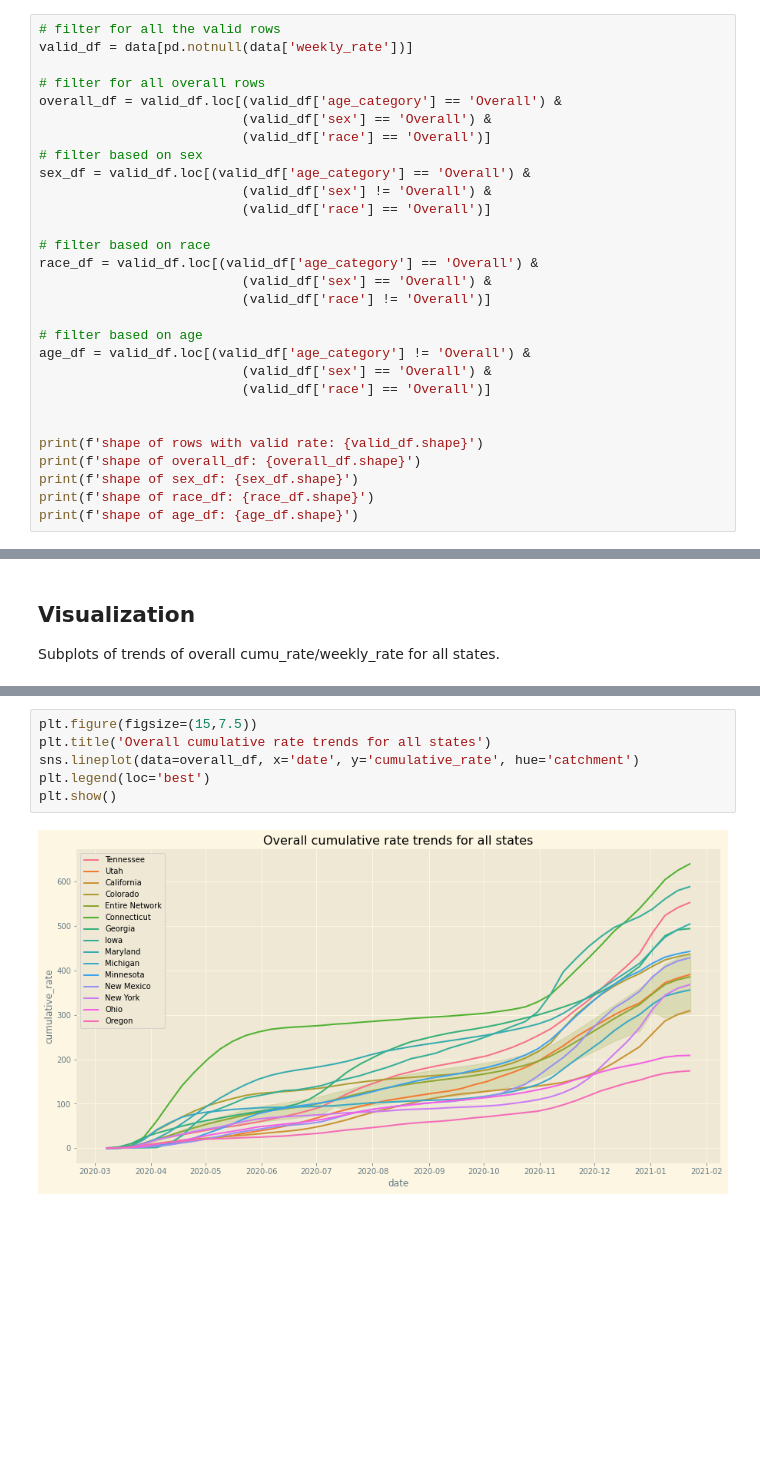
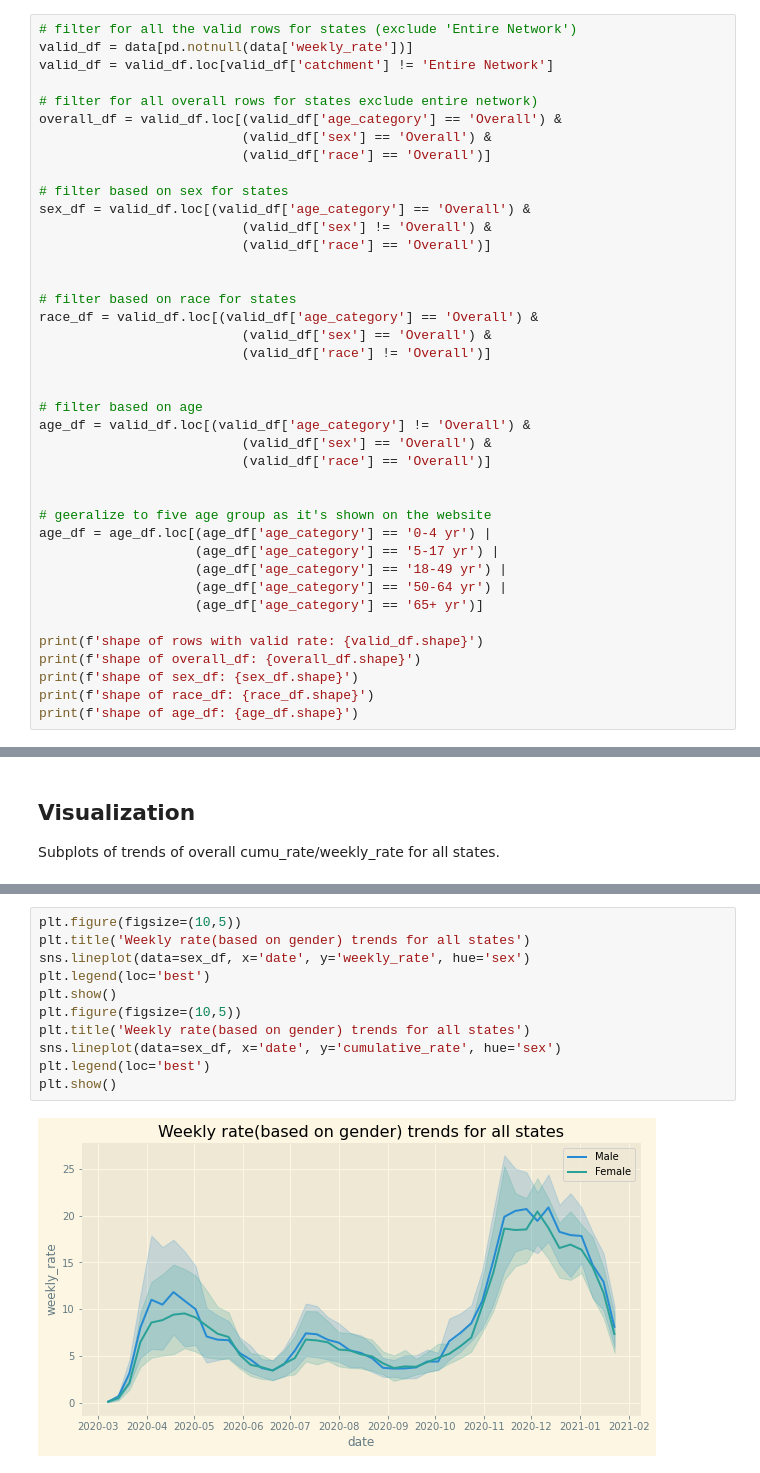
Before and after one commit to yixin0829/covid-data-gig, a Jupyter notebook: yixin_hospitalization_eda.ipynb, the cells around one changed output, grey strips where cells are left out. Cells and saved outputs as stored; diff of their text form; blank space fills up the shorter version.

Commit message:
All basic plots done.

```diff
--- a/yixin_hospitalization_eda.ipynb
+++ b/yixin_hospitalization_eda.ipynb
@@ -113,22 +113,26 @@ hospitalization rate for California** and then all states.
 # %% [markdown]
 ### Separting row classifications
 # %%
-# filter for all the valid rows
+# filter for all the valid rows for states (exclude 'Entire Network')
 valid_df = data[pd.notnull(data['weekly_rate'])]
+valid_df = valid_df.loc[valid_df['catchment'] != 'Entire Network']
 
-# filter for all overall rows
+# filter for all overall rows for states exclude entire network)
 overall_df = valid_df.loc[(valid_df['age_category'] == 'Overall') &
                           (valid_df['sex'] == 'Overall') &
                           (valid_df['race'] == 'Overall')]
-# filter based on sex
+
+# filter based on sex for states
 sex_df = valid_df.loc[(valid_df['age_category'] == 'Overall') &
                           (valid_df['sex'] != 'Overall') &
                           (valid_df['race'] == 'Overall')]
 
-# filter based on race
+
+# filter based on race for states
 race_df = valid_df.loc[(valid_df['age_category'] == 'Overall') &
                           (valid_df['sex'] == 'Overall') &
                           (valid_df['race'] != 'Overall')]
+
 
 # filter based on age
 age_df = valid_df.loc[(valid_df['age_category'] != 'Overall') &
@@ -136,6 +140,13 @@ age_df = valid_df.loc[(valid_df['age_category'] != 'Overall') &
                           (valid_df['race'] == 'Overall')]
 
 
+# geeralize to five age group as it's shown on the website
+age_df = age_df.loc[(age_df['age_category'] == '0-4 yr') |
+                    (age_df['age_category'] == '5-17 yr') |
+                    (age_df['age_category'] == '18-49 yr') |
+                    (age_df['age_category'] == '50-64 yr') |
+                    (age_df['age_category'] == '65+ yr')]
+
 print(f'shape of rows with valid rate: {valid_df.shape}')
 print(f'shape of overall_df: {overall_df.shape}')
 print(f'shape of sex_df: {sex_df.shape}')
@@ -162,8 +198,13 @@ plt.show()
 # %%
-plt.figure(figsize=(15,7.5))
-plt.title('Overall cumulative rate trends for all states')
-sns.lineplot(data=overall_df, x='date', y='cumulative_rate', hue='catchment')
+plt.figure(figsize=(10,5))
+plt.title('Weekly rate(based on gender) trends for all states')
+sns.lineplot(data=sex_df, x='date', y='weekly_rate', hue='sex')
 plt.legend(loc='best')
 plt.show()
+plt.figure(figsize=(10,5))
+plt.title('Weekly rate(based on gender) trends for all states')
+sns.lineplot(data=sex_df, x='date', y='cumulative_rate', hue='sex')
+plt.legend(loc='best')
+plt.show()
 # %% [output]
-[figure, old version]
+[figure, new version]
```
Also changed, not shown: parts of 11 cells of this notebook.
